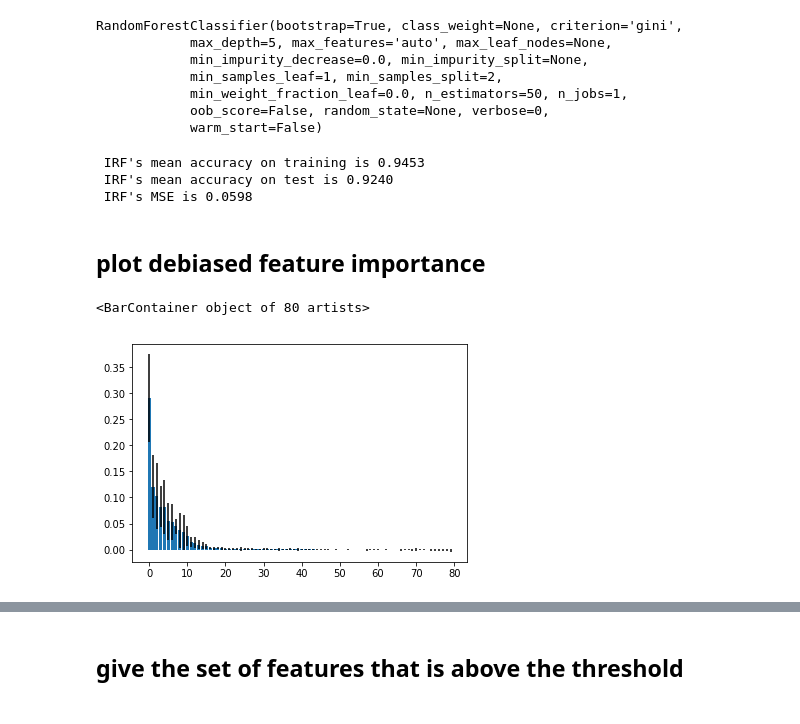
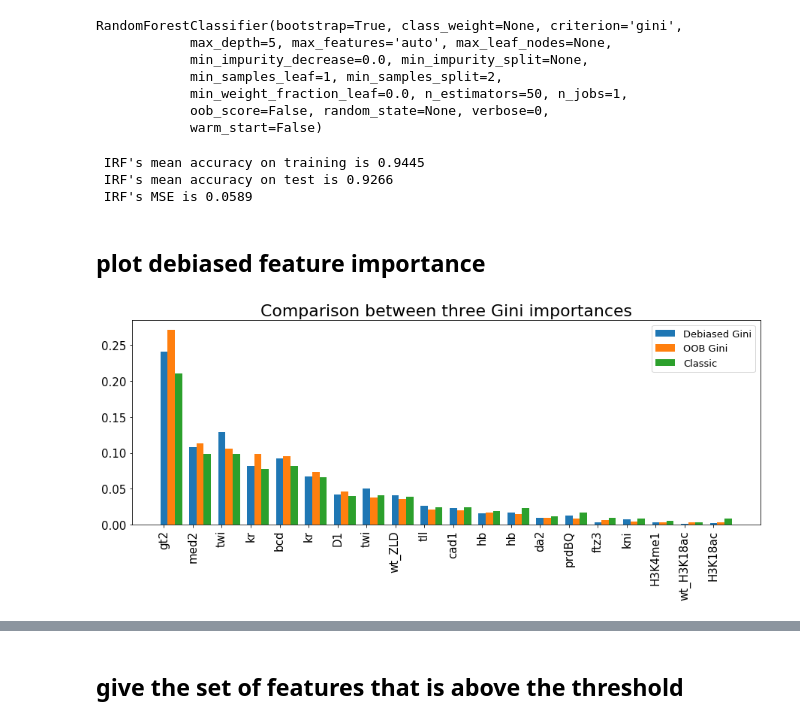
Before and after one commit to shifwang/Enhancer, a Jupyter notebook: explorations/01_iRF_on_enhancer.ipynb, the cells around one changed output, grey strips where cells are left out. Drawn from its saved outputs; the diff is of its cells as text; code cells hidden in the pictures.

Commit message:
add some beautiful plots

```diff
--- a/explorations/01_iRF_on_enhancer.ipynb
+++ b/explorations/01_iRF_on_enhancer.ipynb
@@ -184,7 +180,7 @@ for k in range(4):
 ### fit the weighted RF first
 # %%
 rf = RandomForestClassifier(n_estimators=50, max_depth=5)
-rf.fit(X_train, y_train, feature_weight=all_K_iter_rf_data["rf_iter{}".format(3)]['feature_importances'])
+rf.fit(X_train, y_train, feature_weight=all_K_iter_rf_data["rf_iter{}".format(0)]['feature_importances'])
 # %% [output]
 RandomForestClassifier(bootstrap=True, class_weight=None, criterion='gini',
             max_depth=5, max_features='auto', max_leaf_nodes=None,
@@ -198,20 +194,29 @@ print(' IRF\'s mean accuracy on training is %.4f'%(accuracy_score(y_train, rf.pr
 print(' IRF\'s mean accuracy on test is %.4f'%(accuracy_score(y_test, rf.predict(X_test))))
 print(' IRF\'s MSE is %.4f'%(mean_squared_error(y_test, rf.predict_proba(X_test)[:,1])))
 # %% [output]
- IRF's mean accuracy on training is 0.9453
- IRF's mean accuracy on test is 0.9240
- IRF's MSE is 0.0598
+ IRF's mean accuracy on training is 0.9445
+ IRF's mean accuracy on test is 0.9266
+ IRF's MSE is 0.0589
 # %%
 from sklearn.preprocessing import OneHotEncoder
 y_train_one_hot = OneHotEncoder().fit(y_train[:,np.newaxis]).transform(y_train[:,np.newaxis]).todense()
+y_test_one_hot = OneHotEncoder().fit(y_train[:,np.newaxis]).transform(y_test[:,np.newaxis]).todense()
 #test_importance, test_SE = feature_importance(rf, X_test, y_test_one_hot, type = 'test')
 oob_importance, oob_SE = feature_importance(rf, X_train, y_train_one_hot, type = 'oob')
+test_importance, test_SE = feature_importance(rf, X_test, y_test_one_hot, type = 'test')
 # %% [markdown]
 ## plot debiased feature importance
-# %%
-p = X_train.shape[1]
-ix = np.argsort(oob_importance)
-plt.bar(x = list(reversed(range(p))), height = oob_importance[ix], yerr = oob_SE[ix] * 2)
-# %% [output]
-<BarContainer object of 80 artists>
-[figure, removed]
+# %%
+p = X_train.shape[1]
+ix = np.argsort(oob_importance)
+plt.figure(figsize = (15, 5))
+plt.bar(x = list(reversed(range(p)))[60:], height = test_importance[ix][60:], width = .25)
+plt.bar(x = np.array(list(reversed(range(p))))[60:]+.25, height = oob_importance[ix][60:], width = .25)
+plt.bar(x = np.array(list(reversed(range(p))))[60:]+.5, height = rf.feature_importances_[ix][60:], width = .25)
+plt.legend(['Debiased Gini', 'OOB Gini', 'Classic'], fontsize = 13)
+plt.title('Comparison between three Gini importances', fontsize = 22)
+plt.xticks(19 - np.arange(20), varnames[1,ix][60:], rotation = 90)
+plt.tick_params(axis='both', which='major', labelsize=15)
+plt.show()
+# %% [output]
+[figure, added]
```
Also changed, not shown: parts of 3 cells of this notebook.
